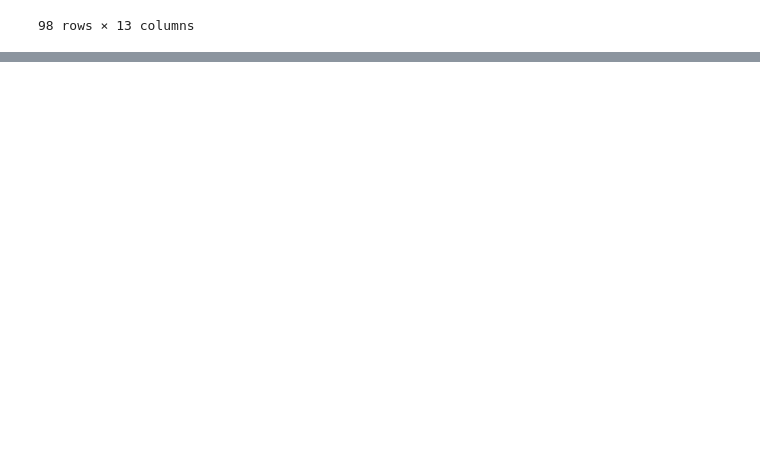
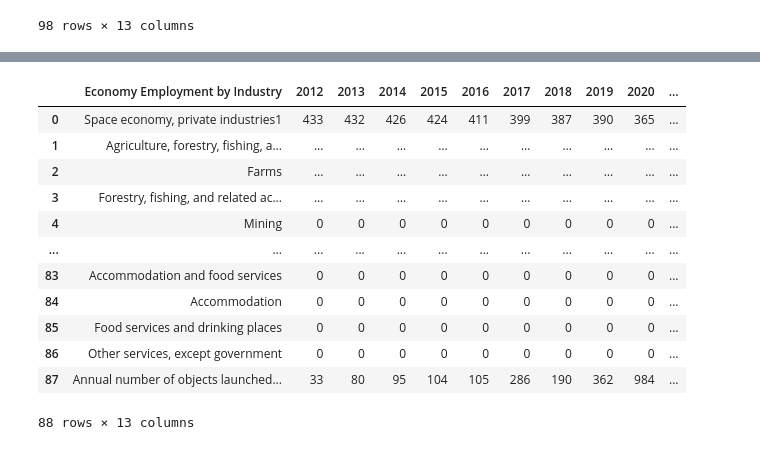
Before and after one commit to amishmish/cdc2025, a Jupyter notebook: carolinaDataChallenge.ipynb, the cells around one changed output, grey strips where cells are left out. Saved outputs shown, nothing was run; the diff lists cells and outputs as text; code cells hidden in the pictures; blank space fills up the shorter version.

```diff
--- a/carolinaDataChallenge.ipynb
+++ b/carolinaDataChallenge.ipynb
@@ -44,8 +29,8 @@ df_sis = pd.read_csv(r"yearly-number-of-objects-launched-into-outer-space.csv",
 
 df_sis_cleaned = df_sis[df_sis['Entity'] == "United States"]
 df_sis_cleaned = df_sis_cleaned[["Year",  "Annual number of objects launched into outer space"]]
-df_sis_cleaned = df_sis_cleaned[df_sis_cleaned["Year"].isin(range(2012, 2024))]
-df_sis_cleaned.to_csv("cleaned_space_data.csv", index=False)
+df_sis_cleaned = df_sis_cleaned[df_sis_cleaned["Year"].isin(range(2012, 2024))].reset_index(drop=True)
+# df_sis_cleaned.to_csv("cleaned_space_data.csv", index=)
 
 print(df_sis_cleaned)
 # %% [output]
@@ -92,0 +68,9 @@ govExp
+# %%
+df_sis_cleaned_t = df_sis_cleaned.T
+df_sis_cleaned_t.columns = df_sis_cleaned_t.iloc[0].astype(str)
+df_sis_cleaned_t = df_sis_cleaned_t[1:]
+df_sis_cleaned_t1 = df_sis_cleaned_t.reset_index().rename(columns={'index':' Economy Employment by Industry'})
+df_sis_cleaned_t2 = df_sis_cleaned_t.reset_index().rename(columns={'index':'Real Value by Industry'})
+
+df_finished_rvbi = pd.concat([realValAdd .dropna(subset='Real Value by Industry'),df_sis_cleaned_t2], ignore_index=True)
+df_finished_eco = pd.concat([employment.dropna(subset=' Economy Employment by Industry'),df_sis_cleaned_t1], ignore_index=True)
@@ -92,0 +97,16 @@ govExp
+# %%
+df_finished_eco
+# %% [output]
+|  | Economy Employment by Industry | 2012 | 2013 | 2014 | 2015 | 2016 | 2017 | 2018 | 2019 | 2020 | ... |
+| 0 | Space economy, private industries1 | 433 | 432 | 426 | 424 | 411 | 399 | 387 | 390 | 365 | ... |
+| 1 | Agriculture, forestry, fishing, a... | … | … | … | … | … | … | … | … | … | ... |
+| 2 | Farms | … | … | … | … | … | … | … | … | … | ... |
+| 3 | Forestry, fishing, and related ac... | … | … | … | … | … | … | … | … | … | ... |
+| 4 | Mining | 0 | 0 | 0 | 0 | 0 | 0 | 0 | 0 | 0 | ... |
+| ... | ... | ... | ... | ... | ... | ... | ... | ... | ... | ... | ... |
+| 83 | Accommodation and food services | 0 | 0 | 0 | 0 | 0 | 0 | 0 | 0 | 0 | ... |
+| 84 | Accommodation | 0 | 0 | 0 | 0 | 0 | 0 | 0 | 0 | 0 | ... |
+| 85 | Food services and drinking places | 0 | 0 | 0 | 0 | 0 | 0 | 0 | 0 | 0 | ... |
+| 86 | Other services, except government | 0 | 0 | 0 | 0 | 0 | 0 | 0 | 0 | 0 | ... |
+| 87 | Annual number of objects launched... | 33 | 80 | 95 | 104 | 105 | 286 | 190 | 362 | 984 | ... |
+88 rows × 13 columns
```
Also changed, not shown: parts of 7 cells of this notebook.
